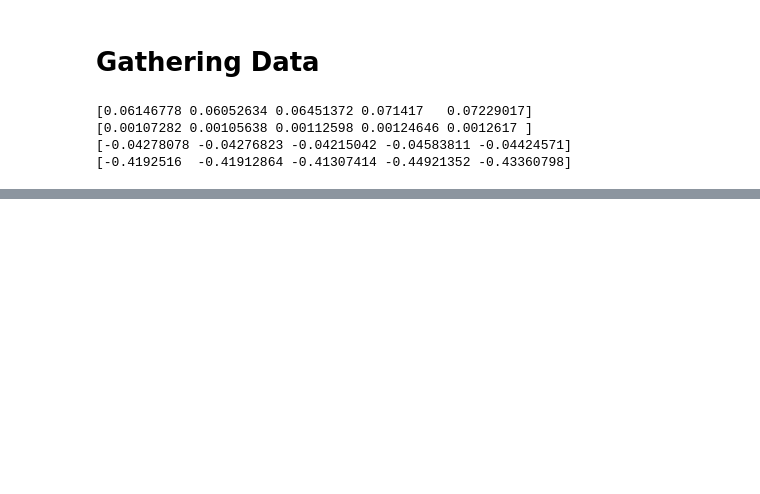
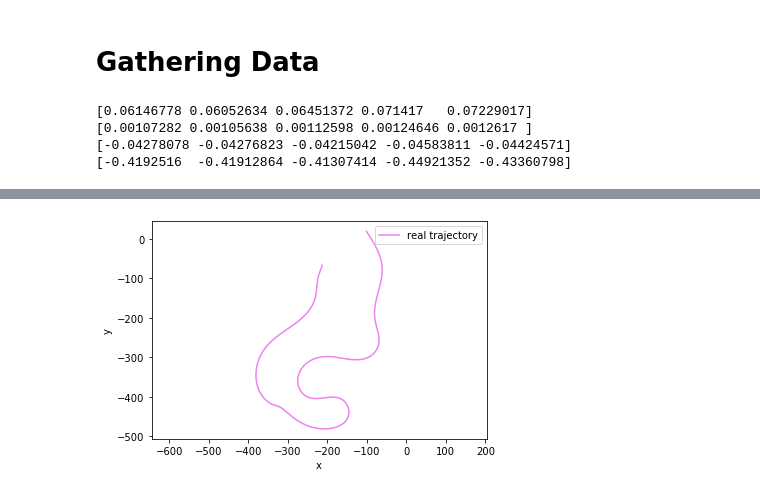
Before and after one commit to kying18/param-estimation, a Jupyter notebook: Data.ipynb, the cells around one changed output, grey strips where cells are left out. Cells and saved outputs as stored; diff of their text form; code cells hidden in the pictures; blank space fills up the shorter version.

```diff
--- a/Data.ipynb
+++ b/Data.ipynb
@@ -94,0 +116,13 @@ df
+# %%
+# x y coords
+num_pts = 2500
+# plt.plot(sol.y[0, :], sol.y[1, :], 'darkviolet', label='model output trajectory')
+plt.plot(df['x'][:num_pts], df['y'][:num_pts], 'violet', label='real trajectory')
+# plt.plot(data['x'], data['y'], 'violet', label='real trajectory')
+plt.legend(loc='best')
+plt.axis('equal')
+plt.xlabel('x')
+plt.ylabel('y')
+plt.show()
+# %% [output]
+[figure, added]
```
Also changed, not shown: parts of 8 cells of this notebook, 3 other files.
